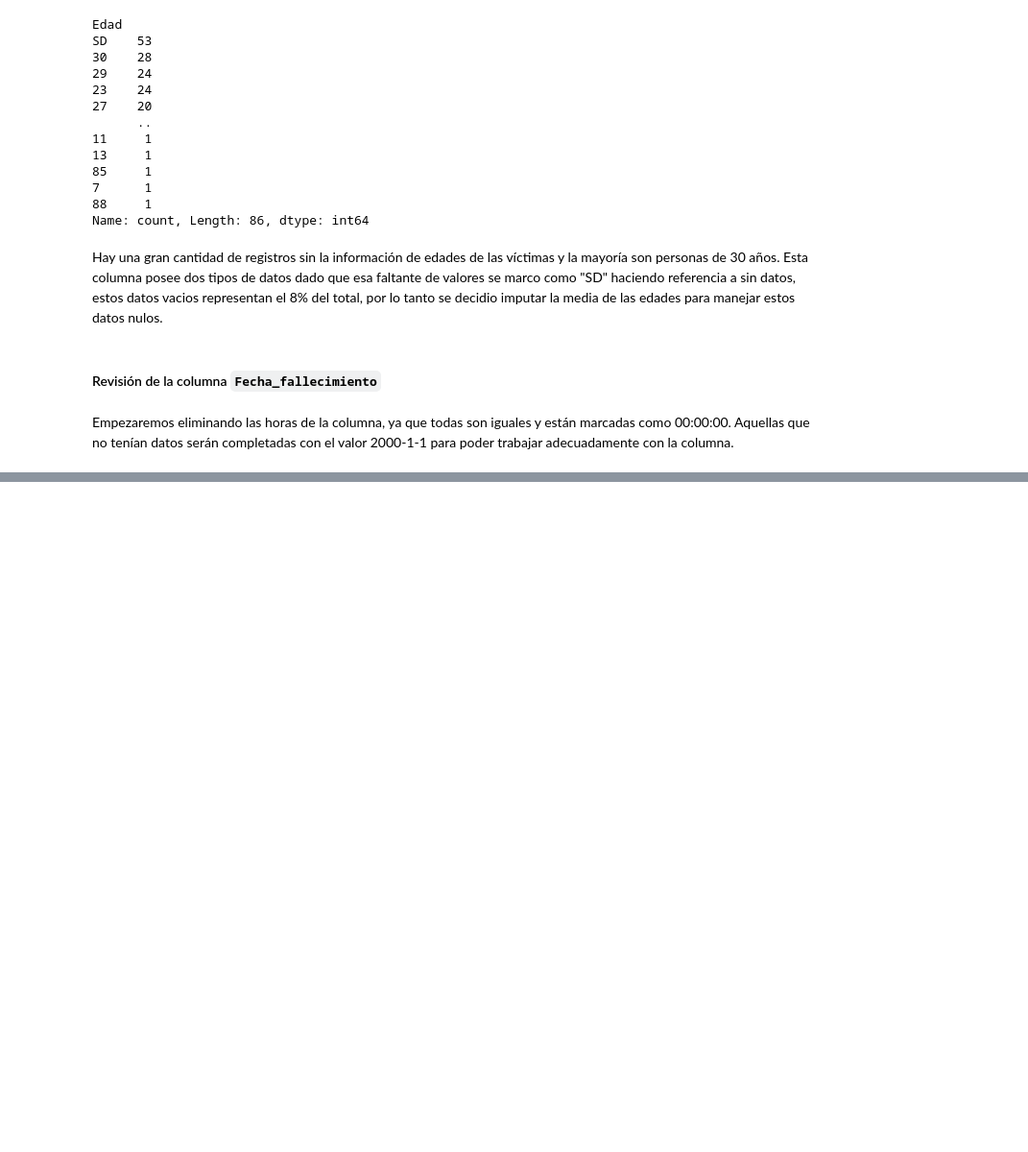
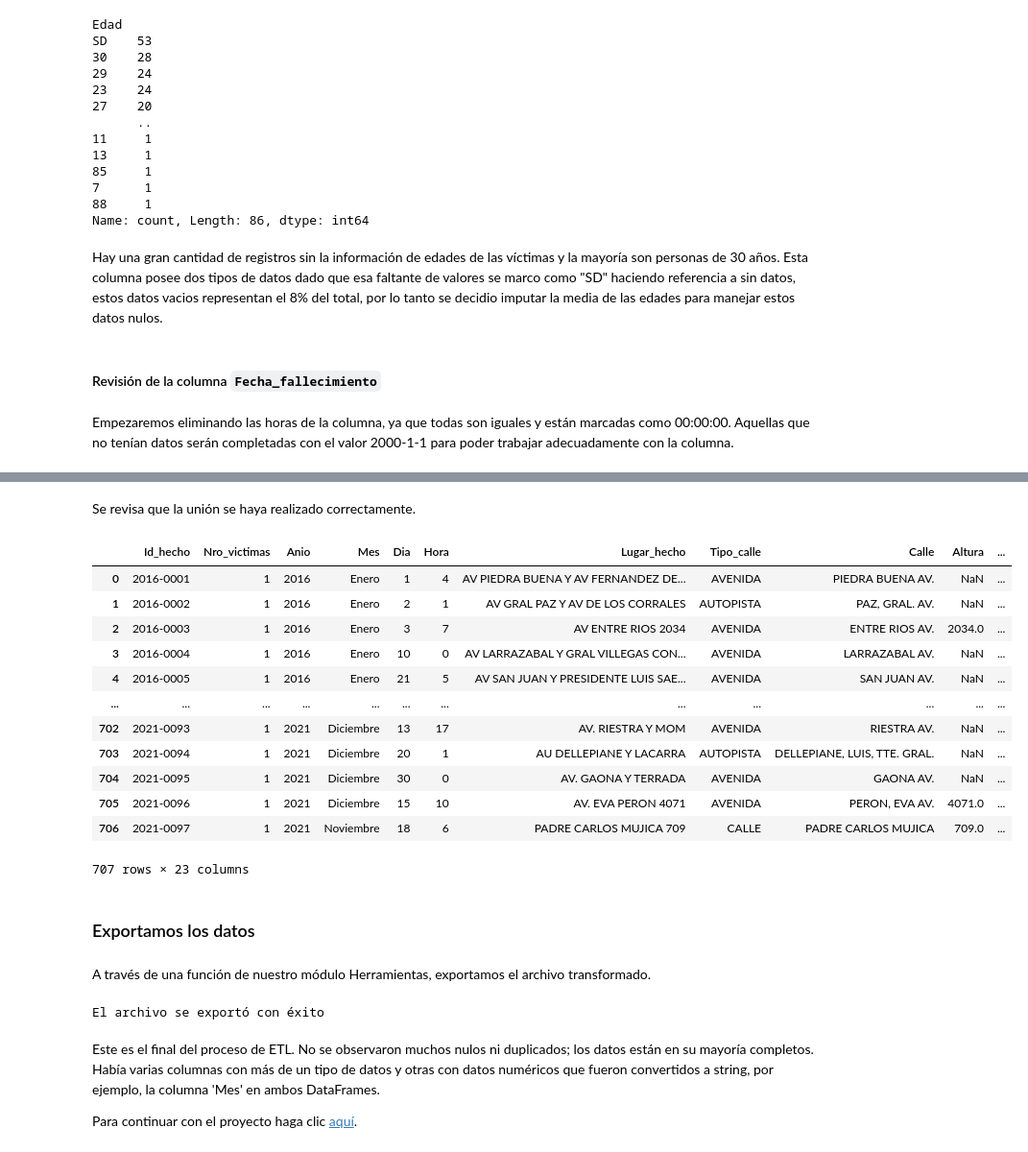
Before and after one commit to MaximilianoTauil/PI_Siniestros, a Jupyter notebook: ETL.ipynb, the cells around one changed output, grey strips where cells are left out. Shown at 96% size. Cells and saved outputs as stored; diff of their text form; code cells hidden in the pictures; blank space fills up the shorter version.

```diff
--- a/ETL.ipynb
+++ b/ETL.ipynb
@@ -814,0 +997,30 @@ Herr.analizar_datos(data_victimas)
+# %% [markdown]
+Se revisa que la unión se haya realizado correctamente.
+# %%
+data_union
+# %% [output]
+|  | Id_hecho | Nro_victimas | Anio | Mes | Dia | Hora | Lugar_hecho | Tipo_calle | Calle | Altura | ... |
+| 0 | 2016-0001 | 1 | 2016 | Enero | 1 | 4 | AV PIEDRA BUENA Y AV FERNANDEZ DE... | AVENIDA | PIEDRA BUENA AV. | NaN | ... |
+| 1 | 2016-0002 | 1 | 2016 | Enero | 2 | 1 | AV GRAL PAZ Y AV DE LOS CORRALES | AUTOPISTA | PAZ, GRAL. AV. | NaN | ... |
+| 2 | 2016-0003 | 1 | 2016 | Enero | 3 | 7 | AV ENTRE RIOS 2034 | AVENIDA | ENTRE RIOS AV. | 2034.0 | ... |
+| 3 | 2016-0004 | 1 | 2016 | Enero | 10 | 0 | AV LARRAZABAL Y GRAL VILLEGAS CON... | AVENIDA | LARRAZABAL AV. | NaN | ... |
+| 4 | 2016-0005 | 1 | 2016 | Enero | 21 | 5 | AV SAN JUAN Y PRESIDENTE LUIS SAE... | AVENIDA | SAN JUAN AV. | NaN | ... |
+| ... | ... | ... | ... | ... | ... | ... | ... | ... | ... | ... | ... |
+| 702 | 2021-0093 | 1 | 2021 | Diciembre | 13 | 17 | AV. RIESTRA Y MOM | AVENIDA | RIESTRA AV. | NaN | ... |
+| 703 | 2021-0094 | 1 | 2021 | Diciembre | 20 | 1 | AU DELLEPIANE Y LACARRA | AUTOPISTA | DELLEPIANE, LUIS, TTE. GRAL. | NaN | ... |
+| 704 | 2021-0095 | 1 | 2021 | Diciembre | 30 | 0 | AV. GAONA Y TERRADA | AVENIDA | GAONA AV. | NaN | ... |
+| 705 | 2021-0096 | 1 | 2021 | Diciembre | 15 | 10 | AV. EVA PERON 4071 | AVENIDA | PERON, EVA AV. | 4071.0 | ... |
+| 706 | 2021-0097 | 1 | 2021 | Noviembre | 18 | 6 | PADRE CARLOS MUJICA 709 | CALLE | PADRE CARLOS MUJICA | 709.0 | ... |
+707 rows × 23 columns
+# %% [markdown]
+### Exportamos los datos
+# %% [markdown]
+A través de una función de nuestro módulo Herramientas, exportamos el archivo transformado.
+# %%
+Herr.export_data_csv('Datasets/homicidios-victimas.csv',data_union)
+# %% [output]
+El archivo se exportó con éxito
+# %% [markdown]
+Este es el final del proceso de ETL. No se observaron muchos nulos ni duplicados; los datos están en su mayoría completos. Había varias columnas con más de un tipo de datos y otras con datos numéricos que fueron convertidos a string, por ejemplo, la columna 'Mes' en ambos DataFrames.
+
+Para continuar con el proyecto haga clic [aquí](EDA.ipynb).
```
Also changed, not shown: parts of 40 cells of this notebook, 1 other file.
